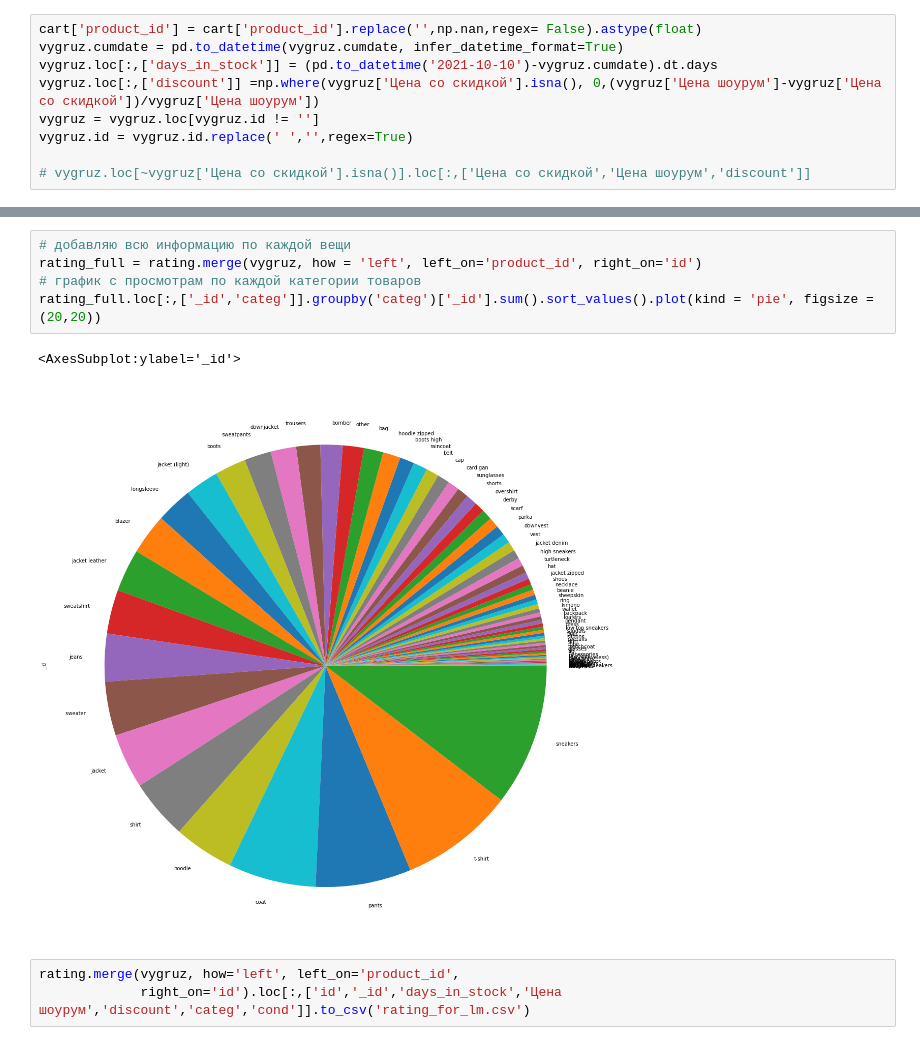
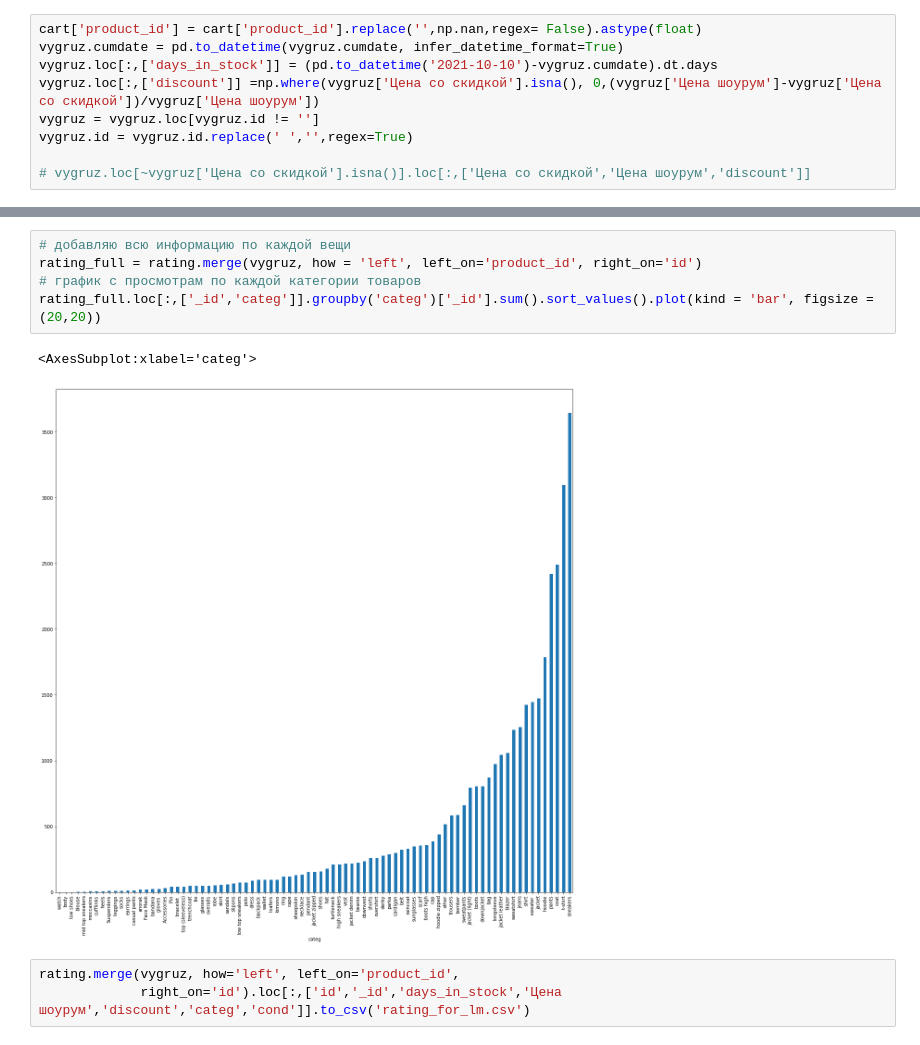
Before and after one commit to salamoslam/recommendations, a Jupyter notebook: data/raw/get_raw_data.ipynb, the cells around one changed output, grey strips where cells are left out. Cells and saved outputs as stored; diff of their text form.

```diff
--- a/data/raw/get_raw_data.ipynb
+++ b/data/raw/get_raw_data.ipynb
@@ -45,11 +45,11 @@ rating
 # %%
 # добавляю всю информацию по каждой вещи
 rating_full = rating.merge(vygruz, how = 'left', left_on='product_id', right_on='id')
 # график с просмотрам по каждой категории товаров
-rating_full.loc[:,['_id','categ']].groupby('categ')['_id'].sum().sort_values().plot(kind = 'pie', figsize = (20,20))
+rating_full.loc[:,['_id','categ']].groupby('categ')['_id'].sum().sort_values().plot(kind = 'bar', figsize = (20,20))
 # %% [output]
-<AxesSubplot:ylabel='_id'>
+<AxesSubplot:xlabel='categ'>
-[figure, old version]
+[figure, new version]
 # %%
 rating.merge(vygruz, how='left', left_on='product_id',
              right_on='id').loc[:,['id','_id','days_in_stock','Цена шоурум','discount','categ','cond']].to_csv('rating_for_lm.csv')
```
Also changed, not shown: parts of 13 cells of this notebook.
